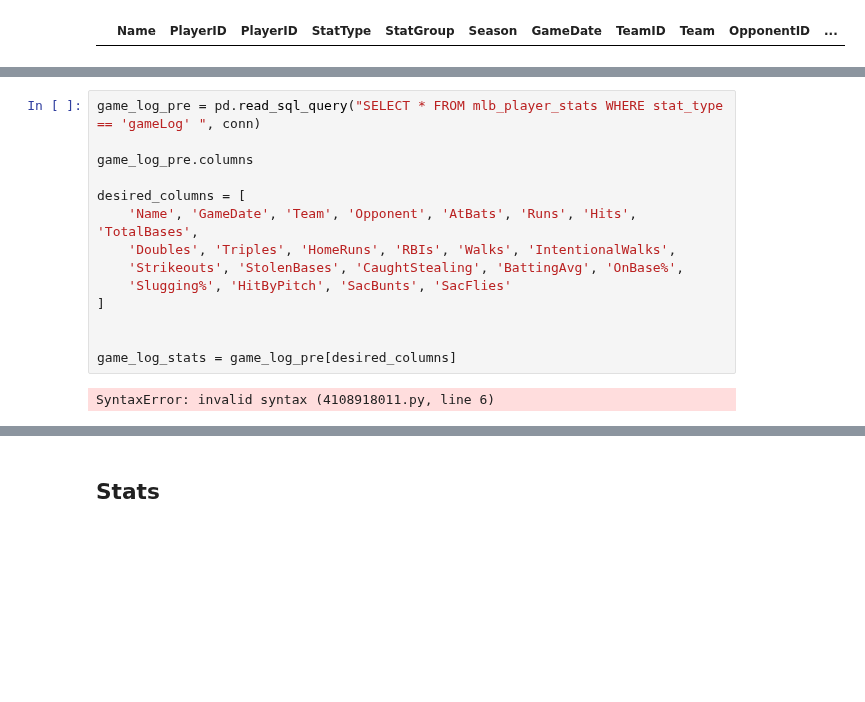
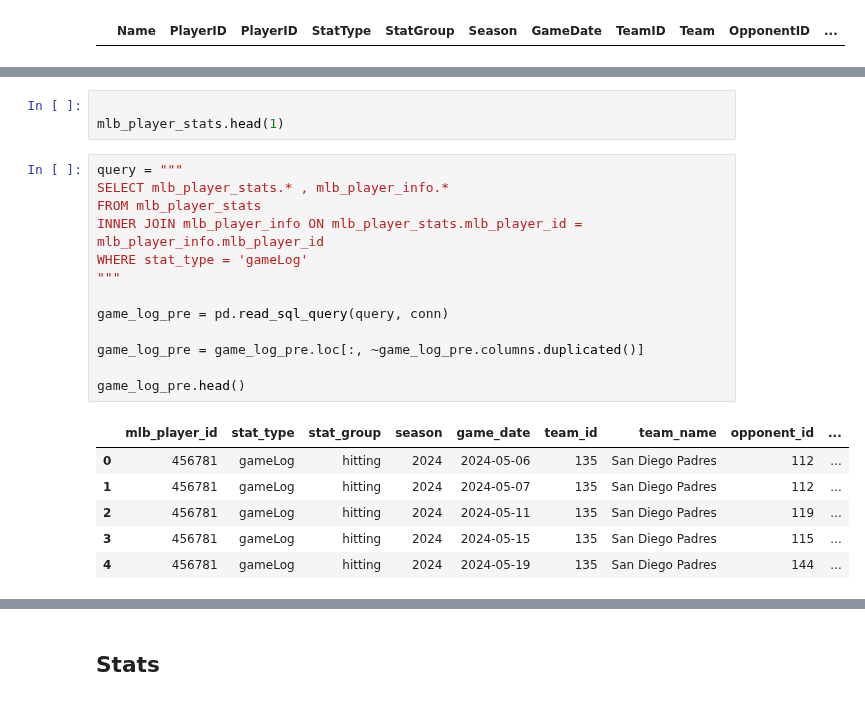
Before and after one commit to laniel123/MLB_Injury_Report, a Jupyter notebook: mlb/notebooks/Mlb_player_db.ipynb, the cells around one changed output, grey strips where cells are left out. Drawn from its saved outputs; the diff is of its cells as text; blank space fills up the shorter version.

```diff
--- a/mlb/notebooks/Mlb_player_db.ipynb
+++ b/mlb/notebooks/Mlb_player_db.ipynb
@@ -528,16 +553,23 @@ mlb_player_stats
-# %%
-game_log_pre = pd.read_sql_query("SELECT * FROM mlb_player_stats WHERE stat_type == 'gameLog' ", conn)
-
-game_log_pre.columns
-
-desired_columns = [
-    'Name', 'GameDate', 'Team', 'Opponent', 'AtBats', 'Runs', 'Hits', 'TotalBases',
-    'Doubles', 'Triples', 'HomeRuns', 'RBIs', 'Walks', 'IntentionalWalks',
-    'Strikeouts', 'StolenBases', 'CaughtStealing', 'BattingAvg', 'OnBase%',
-    'Slugging%', 'HitByPitch', 'SacBunts', 'SacFlies'
-]
-
-
-game_log_stats = game_log_pre[desired_columns]
-# %% [output]
-SyntaxError: invalid syntax (4108918011.py, line 6)
+# %%
+
+mlb_player_stats.head(1)
+# %%
+query = """
+SELECT mlb_player_stats.* , mlb_player_info.*
+FROM mlb_player_stats
+INNER JOIN mlb_player_info ON mlb_player_stats.mlb_player_id = mlb_player_info.mlb_player_id
+WHERE stat_type = 'gameLog'
+"""
+
+game_log_pre = pd.read_sql_query(query, conn)
+
+game_log_pre = game_log_pre.loc[:, ~game_log_pre.columns.duplicated()]
+
+game_log_pre.head()
+# %% [output]
+|  | mlb_player_id | stat_type | stat_group | season | game_date | team_id | team_name | opponent_id | ... |
+| 0 | 456781 | gameLog | hitting | 2024 | 2024-05-06 | 135 | San Diego Padres | 112 | ... |
+| 1 | 456781 | gameLog | hitting | 2024 | 2024-05-07 | 135 | San Diego Padres | 112 | ... |
+| 2 | 456781 | gameLog | hitting | 2024 | 2024-05-11 | 135 | San Diego Padres | 119 | ... |
+| 3 | 456781 | gameLog | hitting | 2024 | 2024-05-15 | 135 | San Diego Padres | 115 | ... |
+| 4 | 456781 | gameLog | hitting | 2024 | 2024-05-19 | 135 | San Diego Padres | 144 | ... |
```
Also changed, not shown: parts of 21 cells of this notebook, 6 other files.
